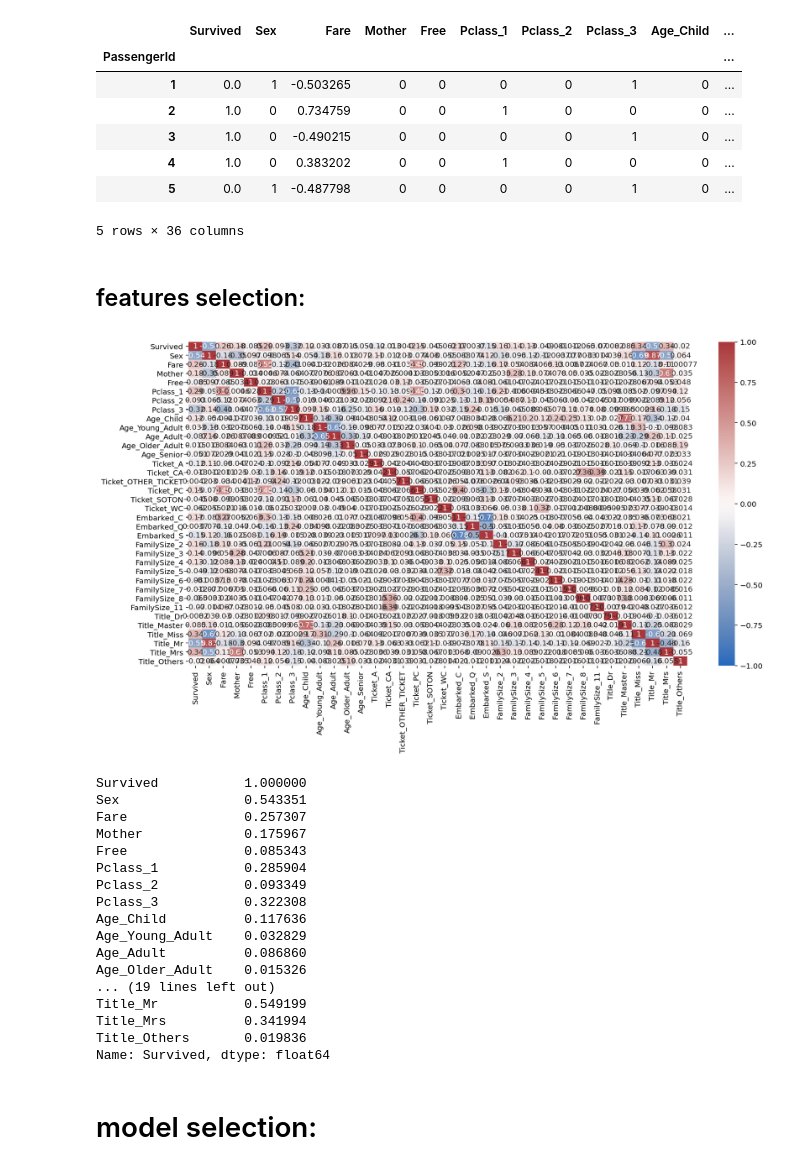
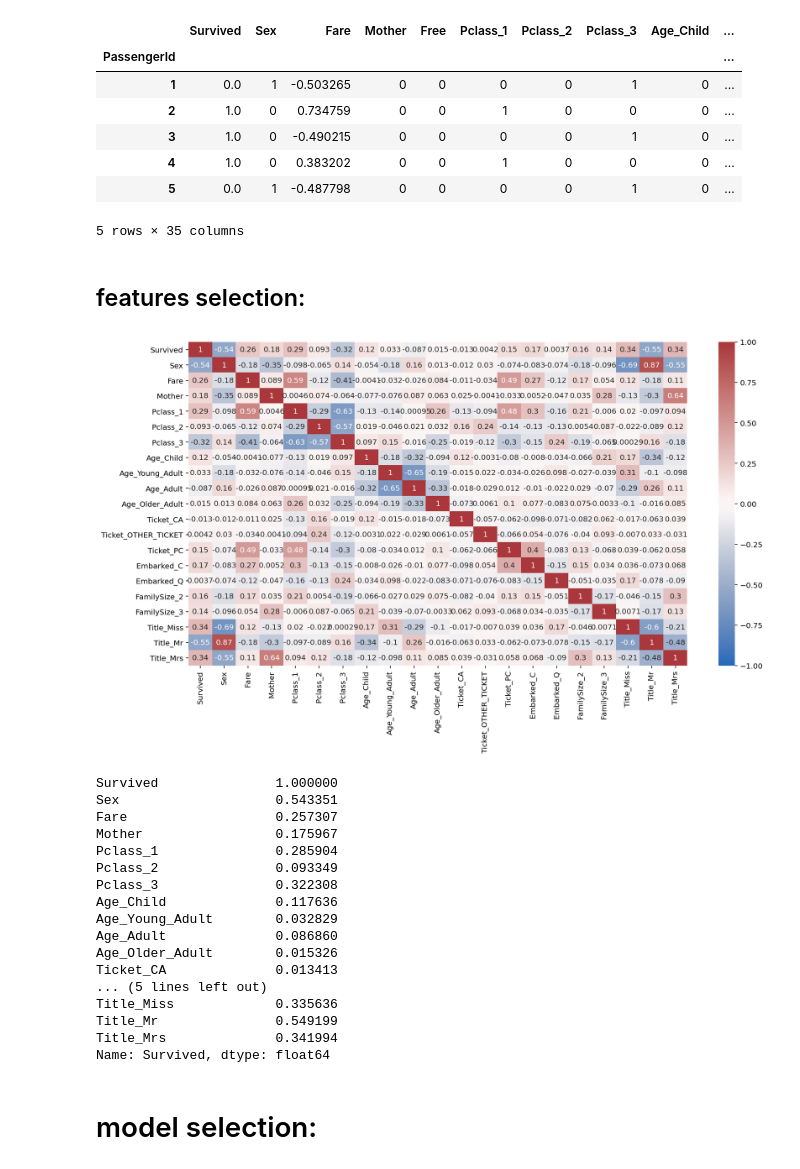
Before and after one commit to dmashchenko/titanic, a Jupyter notebook: titanic.ipynb, the cells around one changed output. Drawn from its saved outputs; the diff is of its cells as text; code cells hidden in the pictures.

Commit message:
kaggle: 0.77990 + VarianceThreshold

```diff
--- a/titanic.ipynb
+++ b/titanic.ipynb
@@ -57,7 +57,7 @@ df.drop(['SibSp','Parch','Name'],axis=1, inplace=True)
 
 df = pd.get_dummies(df)
 
-df.drop(['FamilySize_1', 'Ticket_NO'],axis=1, inplace=True)
+df.drop(['FamilySize_1', 'Ticket_NO', 'Embarked_S'],axis=1, inplace=True)
 # %%
 df.head(10)
 # %% [output]
@@ -105,37 +85,41 @@ df.head(5)
 | 3 | 1.0 | 0 | -0.490215 | 0 | 0 | 0 | 0 | 1 | 0 | ... |
 | 4 | 1.0 | 0 | 0.383202 | 0 | 0 | 1 | 0 | 0 | 0 | ... |
 | 5 | 0.0 | 1 | -0.487798 | 0 | 0 | 0 | 0 | 1 | 0 | ... |
-5 rows × 36 columns
+5 rows × 35 columns
 # %% [markdown]
 ## features selection:
 # %%
+var = VarianceThreshold(threshold=(.95 * (1 - .95)))
+var.fit_transform(df,df.Survived)
+df = df[df.columns[var.get_support(indices=True)]]
+
 train_corr = df.loc[traindf.index].corr()
 plt.figure(figsize=(15,8))
 sns.heatmap(train_corr,center=0,vmin=-1, vmax=1,cmap='vlag', annot=True);
 # %% [output]
-[figure, old version]
+[figure, new version]
 # %%
-CORR_THRESHOLD = 0.005
+CORR_THRESHOLD = 0.004
 corr_with_target = abs(train_corr['Survived'])
 selected_columnes_by_corr = corr_with_target[corr_with_target > CORR_THRESHOLD]
 selected_columnes_by_corr
 # %% [output]
-Survived           1.000000
-Sex                0.543351
-Fare               0.257307
-Mother             0.175967
-Free               0.085343
-Pclass_1           0.285904
-Pclass_2           0.093349
-Pclass_3           0.322308
-Age_Child          0.117636
-Age_Young_Adult    0.032829
-Age_Adult          0.086860
-Age_Older_Adult    0.015326
-... (19 lines left out)
-Title_Mr           0.549199
-Title_Mrs          0.341994
-Title_Others       0.019836
+Survived               1.000000
+Sex                    0.543351
+Fare                   0.257307
+Mother                 0.175967
+Pclass_1               0.285904
+Pclass_2               0.093349
+Pclass_3               0.322308
+Age_Child              0.117636
+Age_Young_Adult        0.032829
+Age_Adult              0.086860
+Age_Older_Adult        0.015326
+Ticket_CA              0.013413
+... (5 lines left out)
+Title_Miss             0.335636
+Title_Mr               0.549199
+Title_Mrs              0.341994
 Name: Survived, dtype: float64
 # %%
 X = df[list(selected_columnes_by_corr.index)].loc[traindf.index].drop(['Survived'],axis=1)
```
Also changed, not shown: parts of 10 cells of this notebook, 2 other files.
